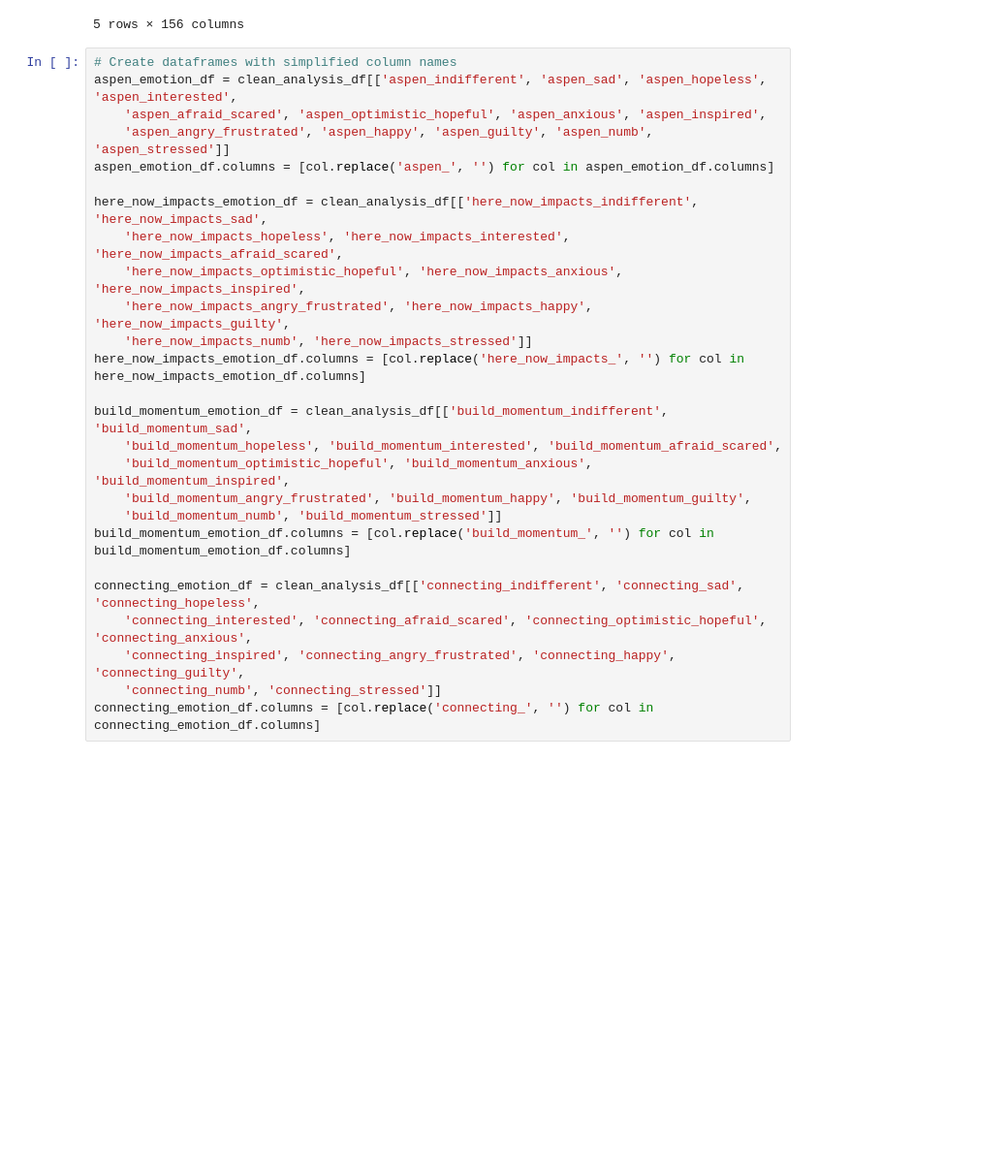
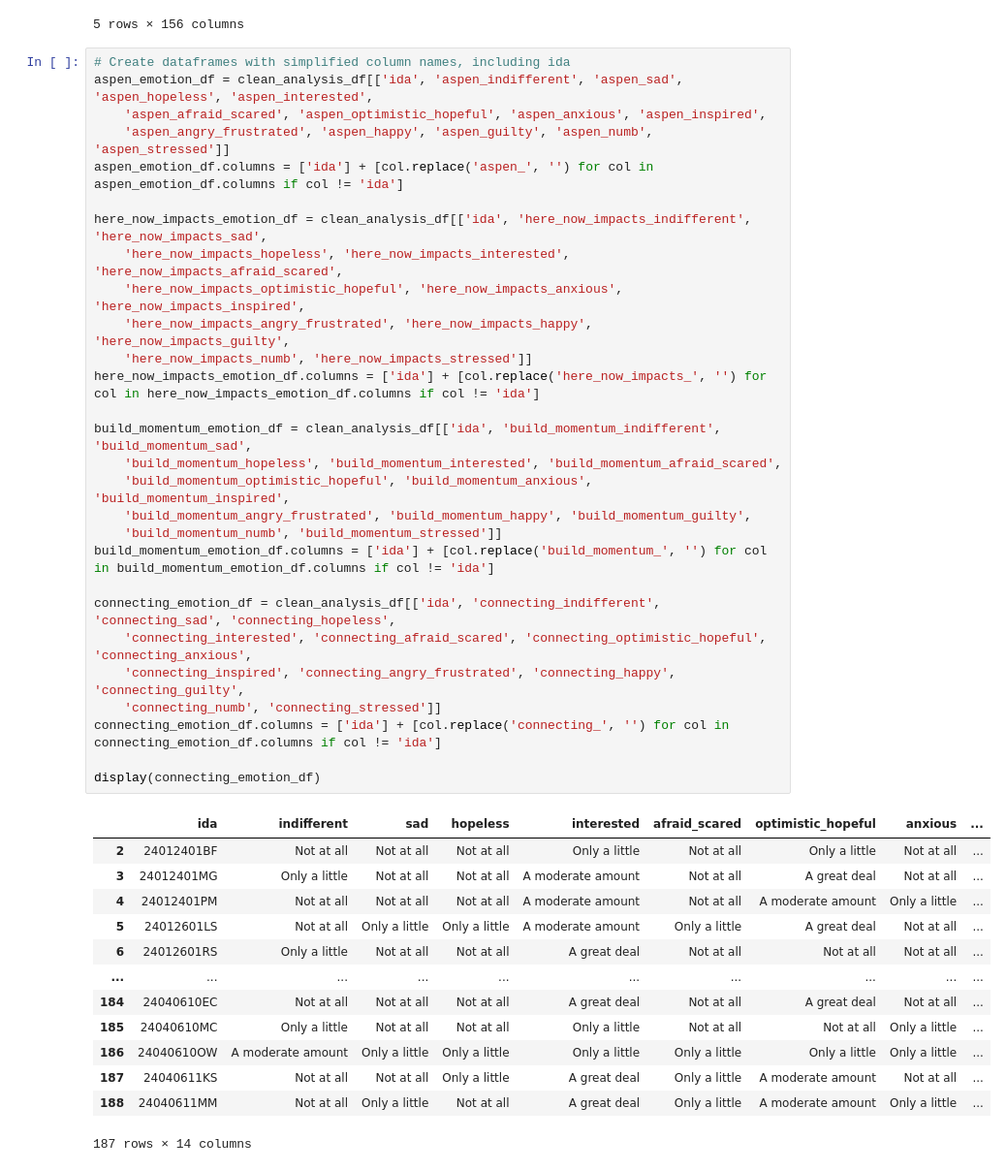
Before and after one commit to Hailcyon/AISL-data-analysis, a Jupyter notebook: get_emotion_descriptives.ipynb, the cells around one changed output. Shown at 97% size. Saved outputs shown, nothing was run; the diff lists cells and outputs as text; blank space fills up the shorter version.

```diff
--- a/get_emotion_descriptives.ipynb
+++ b/get_emotion_descriptives.ipynb
@@ -147,28 +147,44 @@ clean_analysis_df.head()
 | 6 | 2024-01-24 19:30:17 | 2024-01-26 15:20:15 | IP Address | 155.98.131.4 | 100 | 157797 | True | 2024-01-26 15:20:16 | ... |
 5 rows × 156 columns
 # %%
-# Create dataframes with simplified column names
-aspen_emotion_df = clean_analysis_df[['aspen_indifferent', 'aspen_sad', 'aspen_hopeless', 'aspen_interested',
+# Create dataframes with simplified column names, including ida
+aspen_emotion_df = clean_analysis_df[['ida', 'aspen_indifferent', 'aspen_sad', 'aspen_hopeless', 'aspen_interested',
     'aspen_afraid_scared', 'aspen_optimistic_hopeful', 'aspen_anxious', 'aspen_inspired',
     'aspen_angry_frustrated', 'aspen_happy', 'aspen_guilty', 'aspen_numb', 'aspen_stressed']]
-aspen_emotion_df.columns = [col.replace('aspen_', '') for col in aspen_emotion_df.columns]
+aspen_emotion_df.columns = ['ida'] + [col.replace('aspen_', '') for col in aspen_emotion_df.columns if col != 'ida']
 
-here_now_impacts_emotion_df = clean_analysis_df[['here_now_impacts_indifferent', 'here_now_impacts_sad',
+here_now_impacts_emotion_df = clean_analysis_df[['ida', 'here_now_impacts_indifferent', 'here_now_impacts_sad',
     'here_now_impacts_hopeless', 'here_now_impacts_interested', 'here_now_impacts_afraid_scared',
     'here_now_impacts_optimistic_hopeful', 'here_now_impacts_anxious', 'here_now_impacts_inspired',
     'here_now_impacts_angry_frustrated', 'here_now_impacts_happy', 'here_now_impacts_guilty',
     'here_now_impacts_numb', 'here_now_impacts_stressed']]
-here_now_impacts_emotion_df.columns = [col.replace('here_now_impacts_', '') for col in here_now_impacts_emotion_df.columns]
+here_now_impacts_emotion_df.columns = ['ida'] + [col.replace('here_now_impacts_', '') for col in here_now_impacts_emotion_df.columns if col != 'ida']
 
-build_momentum_emotion_df = clean_analysis_df[['build_momentum_indifferent', 'build_momentum_sad',
+build_momentum_emotion_df = clean_analysis_df[['ida', 'build_momentum_indifferent', 'build_momentum_sad',
     'build_momentum_hopeless', 'build_momentum_interested', 'build_momentum_afraid_scared',
     'build_momentum_optimistic_hopeful', 'build_momentum_anxious', 'build_momentum_inspired',
     'build_momentum_angry_frustrated', 'build_momentum_happy', 'build_momentum_guilty',
     'build_momentum_numb', 'build_momentum_stressed']]
-build_momentum_emotion_df.columns = [col.replace('build_momentum_', '') for col in build_momentum_emotion_df.columns]
+build_momentum_emotion_df.columns = ['ida'] + [col.replace('build_momentum_', '') for col in build_momentum_emotion_df.columns if col != 'ida']
 
-connecting_emotion_df = clean_analysis_df[['connecting_indifferent', 'connecting_sad', 'connecting_hopeless',
+connecting_emotion_df = clean_analysis_df[['ida', 'connecting_indifferent', 'connecting_sad', 'connecting_hopeless',
     'connecting_interested', 'connecting_afraid_scared', 'connecting_optimistic_hopeful', 'connecting_anxious',
     'connecting_inspired', 'connecting_angry_frustrated', 'connecting_happy', 'connecting_guilty',
     'connecting_numb', 'connecting_stressed']]
-connecting_emotion_df.columns = [col.replace('connecting_', '') for col in connecting_emotion_df.columns]
+connecting_emotion_df.columns = ['ida'] + [col.replace('connecting_', '') for col in connecting_emotion_df.columns if col != 'ida']
+
+display(connecting_emotion_df)
+# %% [output]
+|  | ida | indifferent | sad | hopeless | interested | afraid_scared | optimistic_hopeful | anxious | ... |
+| 2 | 24012401BF | Not at all | Not at all | Not at all | Only a little | Not at all | Only a little | Not at all | ... |
+| 3 | 24012401MG | Only a little | Not at all | Not at all | A moderate amount | Not at all | A great deal | Not at all | ... |
+| 4 | 24012401PM | Not at all | Not at all | Not at all | A moderate amount | Not at all | A moderate amount | Only a little | ... |
+| 5 | 24012601LS | Not at all | Only a little | Only a little | A moderate amount | Only a little | A great deal | Not at all | ... |
+| 6 | 24012601RS | Only a little | Not at all | Not at all | A great deal | Not at all | Not at all | Not at all | ... |
+| ... | ... | ... | ... | ... | ... | ... | ... | ... | ... |
+| 184 | 24040610EC | Not at all | Not at all | Not at all | A great deal | Not at all | A great deal | Not at all | ... |
+| 185 | 24040610MC | Only a little | Not at all | Not at all | Only a little | Not at all | Not at all | Only a little | ... |
+| 186 | 24040610OW | A moderate amount | Only a little | Only a little | Only a little | Only a little | Only a little | Only a little | ... |
+| 187 | 24040611KS | Not at all | Not at all | Only a little | A great deal | Only a little | A moderate amount | Not at all | ... |
+| 188 | 24040611MM | Not at all | Only a little | Not at all | A great deal | Only a little | A moderate amount | Only a little | ... |
+187 rows × 14 columns
```
Also changed, not shown: parts of 9 cells of this notebook.
